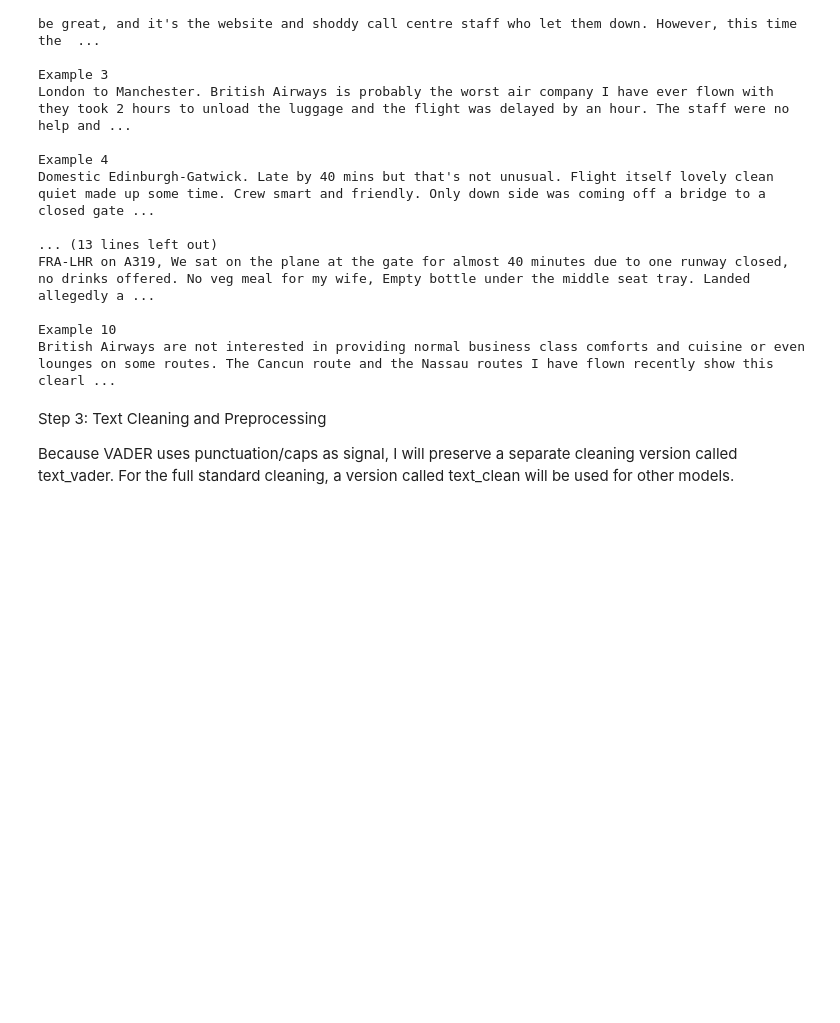
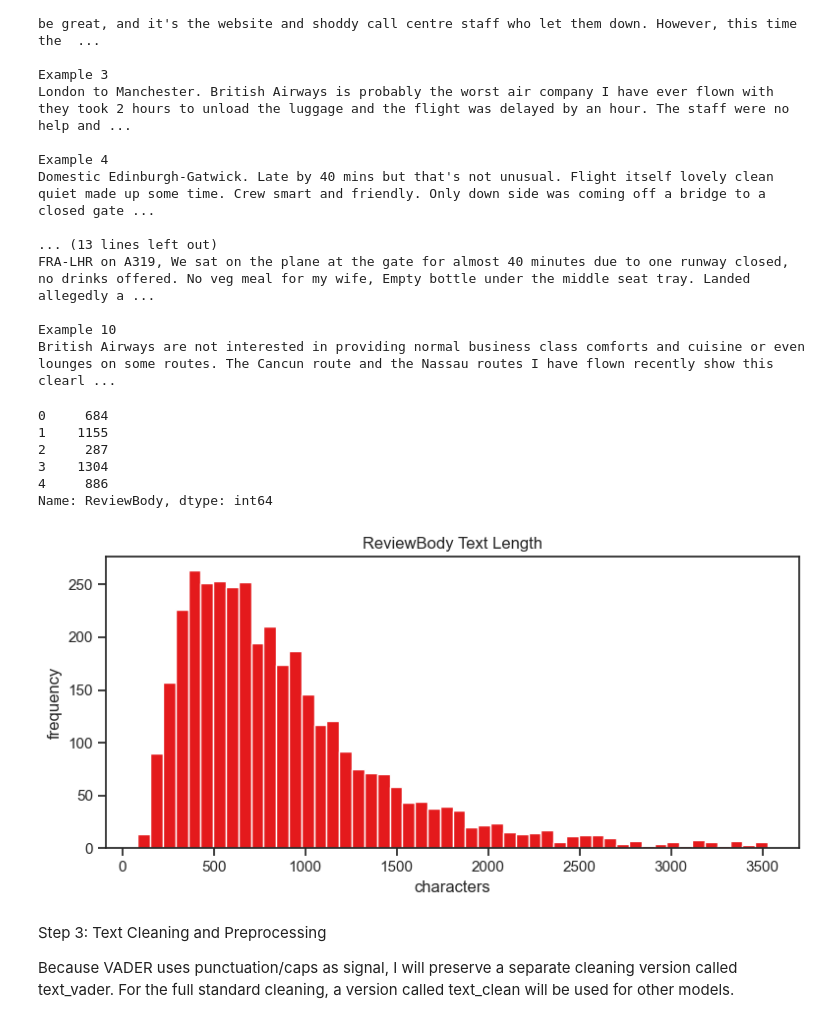
Before and after one commit to acostabrandon/text-analytics-spring-2026, a Jupyter notebook: assignment_1/notebooks/sentiment_analysis.ipynb, the cells around one changed output. Cells and saved outputs as stored; diff of their text form; code cells hidden in the pictures; blank space fills up the shorter version.

Commit message:
insert images

```diff
--- a/assignment_1/notebooks/sentiment_analysis.ipynb
+++ b/assignment_1/notebooks/sentiment_analysis.ipynb
@@ -184,10 +186,27 @@ British Airways are not interested in providing normal business class comforts a
+# %%
+text_len = df["ReviewBody"].fillna("").astype(str).str.len()
+text_len.head()
+# %% [output]
+0     684
+1    1155
+2     287
+3    1304
+4     886
+Name: ReviewBody, dtype: int64
 # %%
+import matplotlib.pyplot as plt
+
+plt.close("all")
 plt.figure(figsize=(8,4))
 plt.hist(text_len, bins=50)
 plt.title("ReviewBody Text Length")
-plt.xlabel('characters')
-plt.ylabel('frequency')
+plt.xlabel("characters")
+plt.ylabel("frequency")
+plt.tight_layout()
+plt.savefig("text_length_hist.png", dpi=200)
 plt.show()
+# %% [output]
+[figure, added]
 # %% [markdown]
 Step 3: Text Cleaning and Preprocessing
 
```
Also changed, not shown: parts of 1 cell of this notebook, 3 other files.
